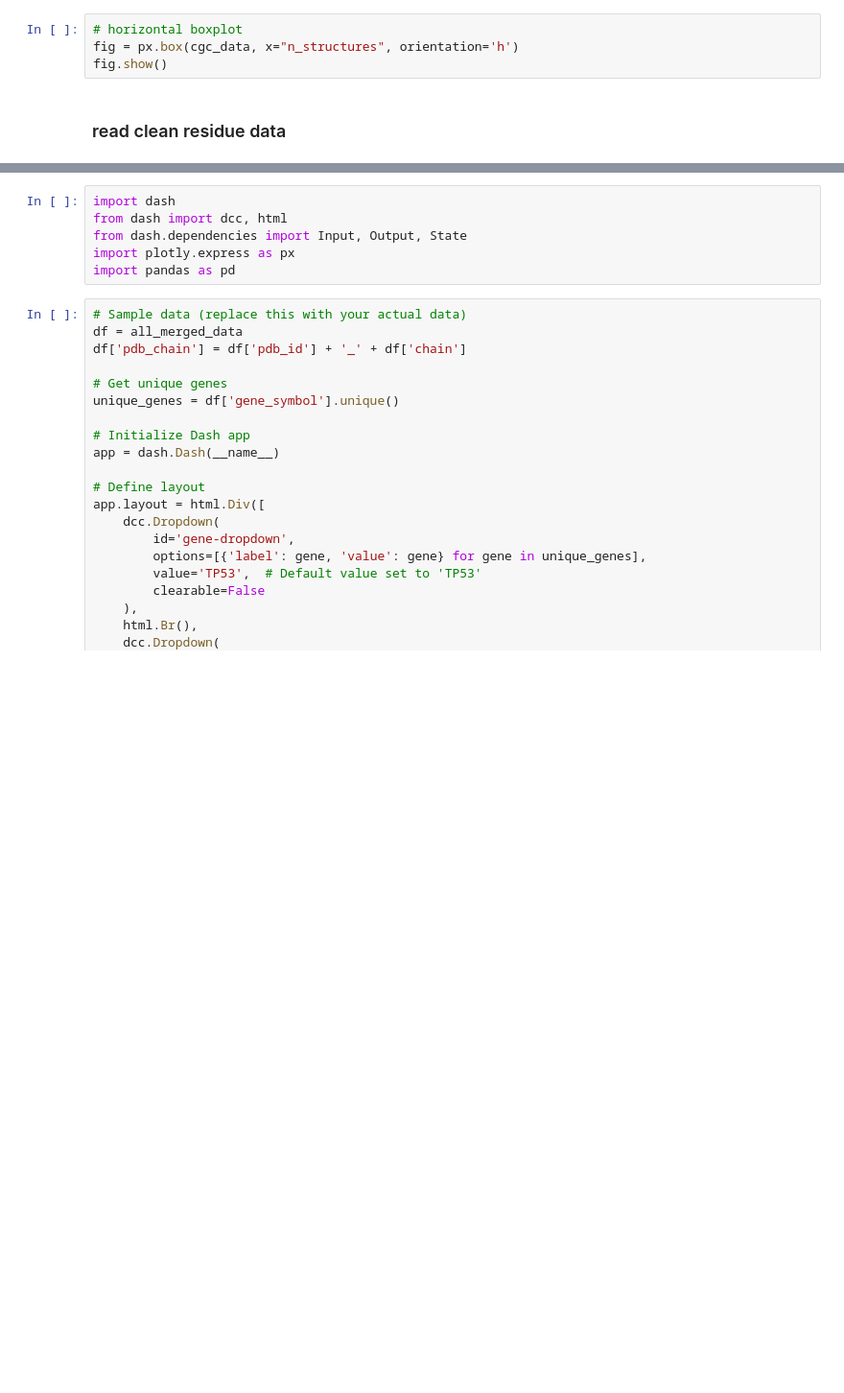
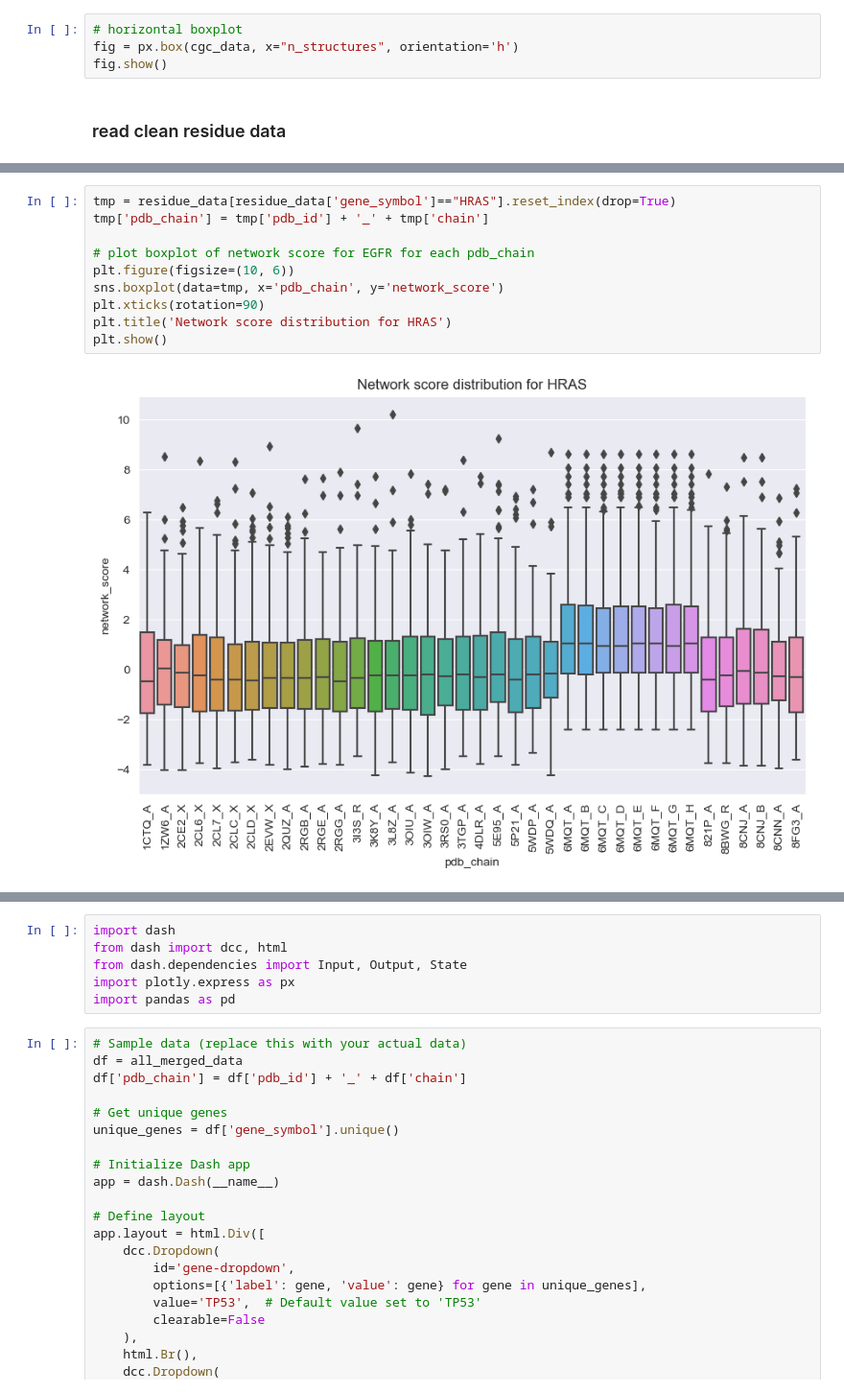
Before and after one commit to Yoannli/NetworkAnalysis, a Jupyter notebook: analysis.ipynb, the cells around one changed output, grey strips where cells are left out. Shown: that part at 96% size. Drawn from its saved outputs; the diff is of its cells as text; blank space fills up the shorter version.

```diff
--- a/analysis.ipynb
+++ b/analysis.ipynb
@@ -43,0 +64,12 @@ residue_data.groupby('gene_symbol')['pdb_id'].nunique().reset_index()
+# %%
+tmp = residue_data[residue_data['gene_symbol']=="HRAS"].reset_index(drop=True)
+tmp['pdb_chain'] = tmp['pdb_id'] + '_' + tmp['chain']
+
+# plot boxplot of network score for EGFR for each pdb_chain
+plt.figure(figsize=(10, 6))
+sns.boxplot(data=tmp, x='pdb_chain', y='network_score')
+plt.xticks(rotation=90)
+plt.title('Network score distribution for HRAS')
+plt.show()
+# %% [output]
+[figure, added]
```
Also changed, not shown: parts of 31 cells of this notebook, 18 other files.
